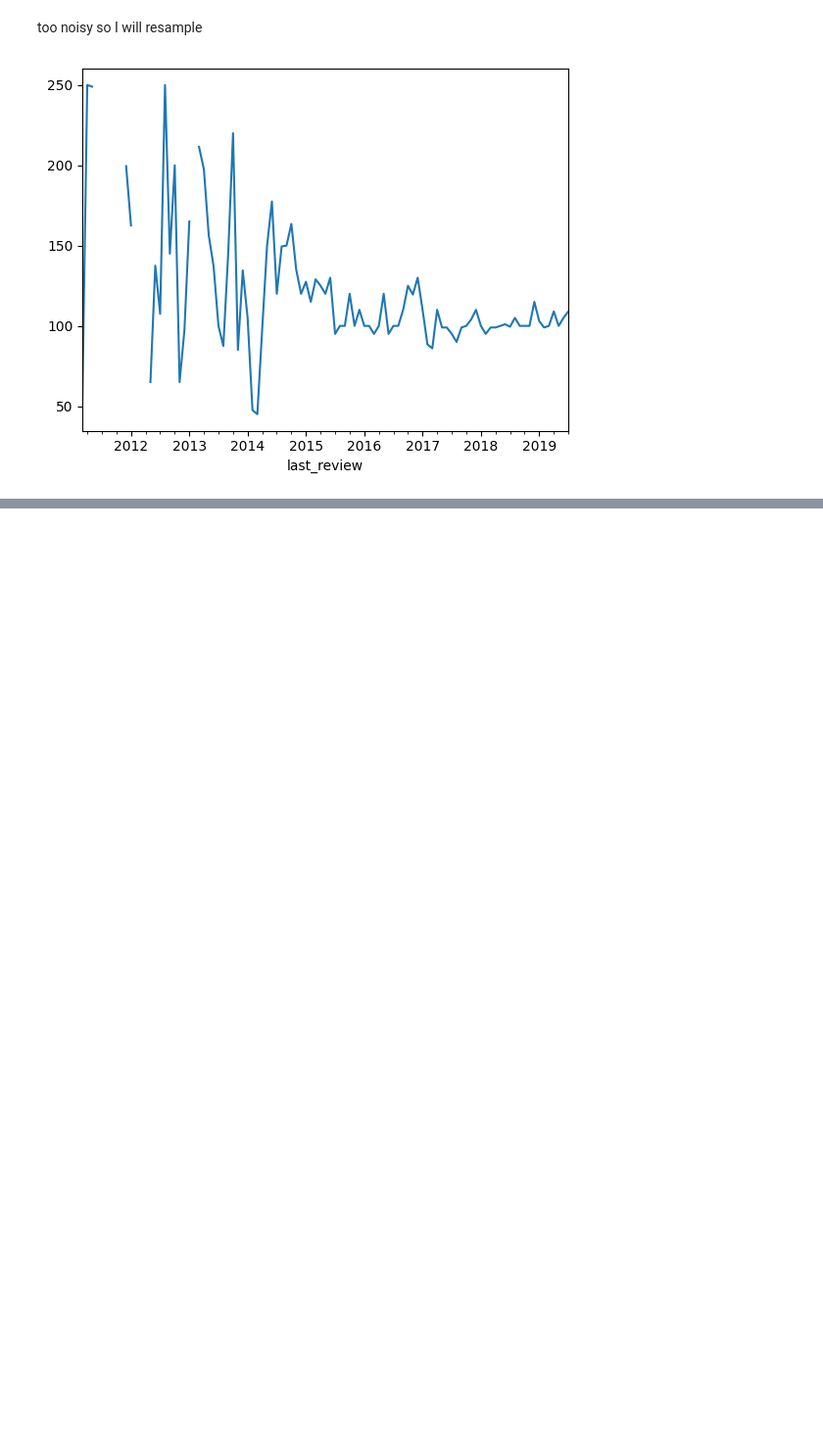
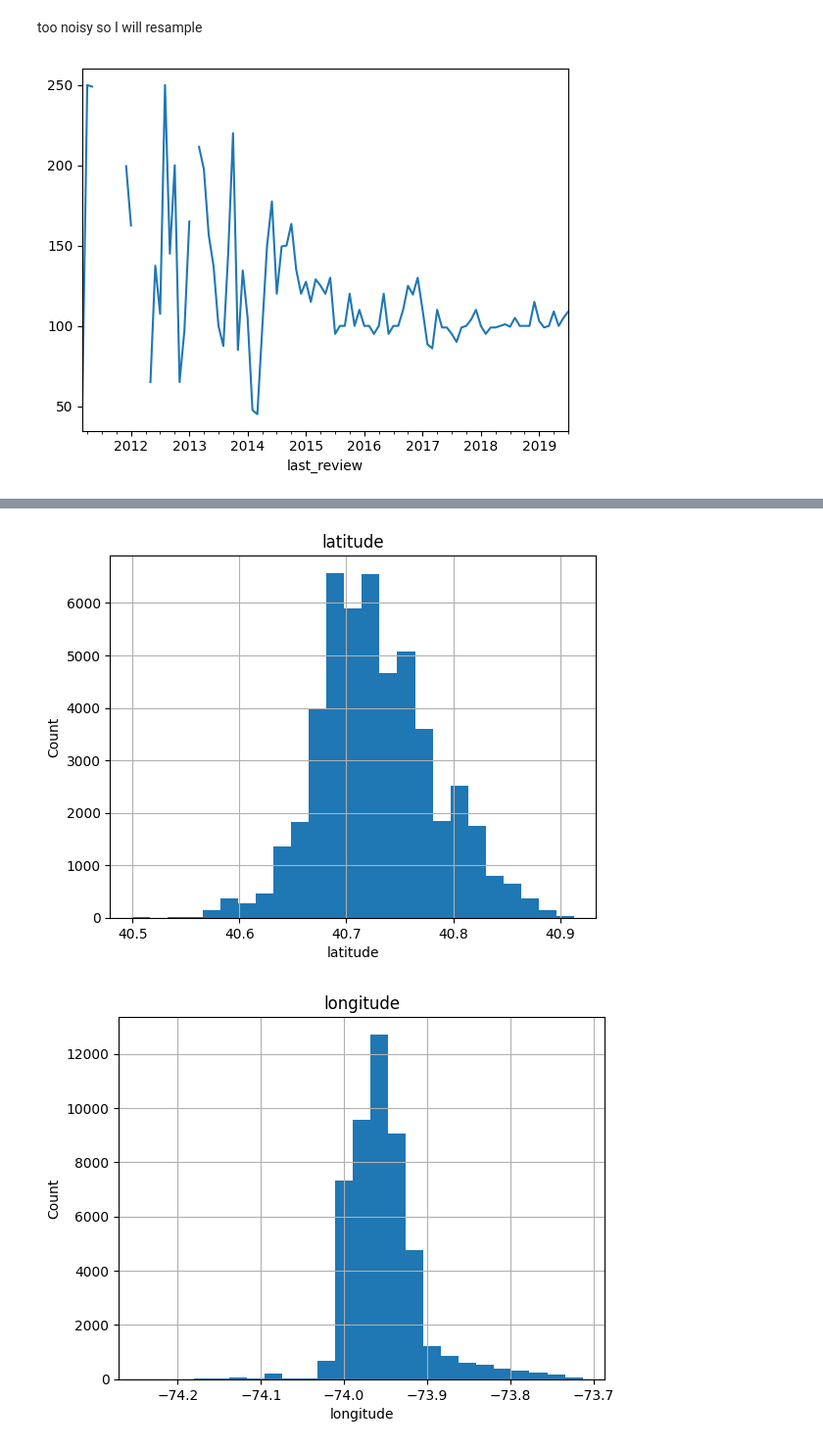
Before and after one commit to lorivera23/Projects-1, a Jupyter notebook: AirBnB_EDA_notebook.ipynb, the cells around one changed output, grey strips where cells are left out. Shown at 98% size. Saved outputs shown, nothing was run; the diff lists cells and outputs as text; code cells hidden in the pictures; blank space fills up the shorter version.

```diff
--- a/AirBnB_EDA_notebook.ipynb
+++ b/AirBnB_EDA_notebook.ipynb
@@ -130,0 +143,4 @@ plt.show()
+# %%
+continuous_features = [feature for feature in numerical_featurs if feature not in ['id'] + ['host_id']]
+
+continuous_features
@@ -130,0 +156,11 @@ plt.show()
+# %%
+for feature in continuous_features:
+    data = df.copy()
+    data[feature].hist(bins=25)
+    plt.xlabel(feature)
+    plt.ylabel('Count')
+    plt.title(feature)
+    plt.show()
+# %% [output]
+[figure, added]
+[figure, added]
```
Also changed, not shown: parts of 7 cells of this notebook.
